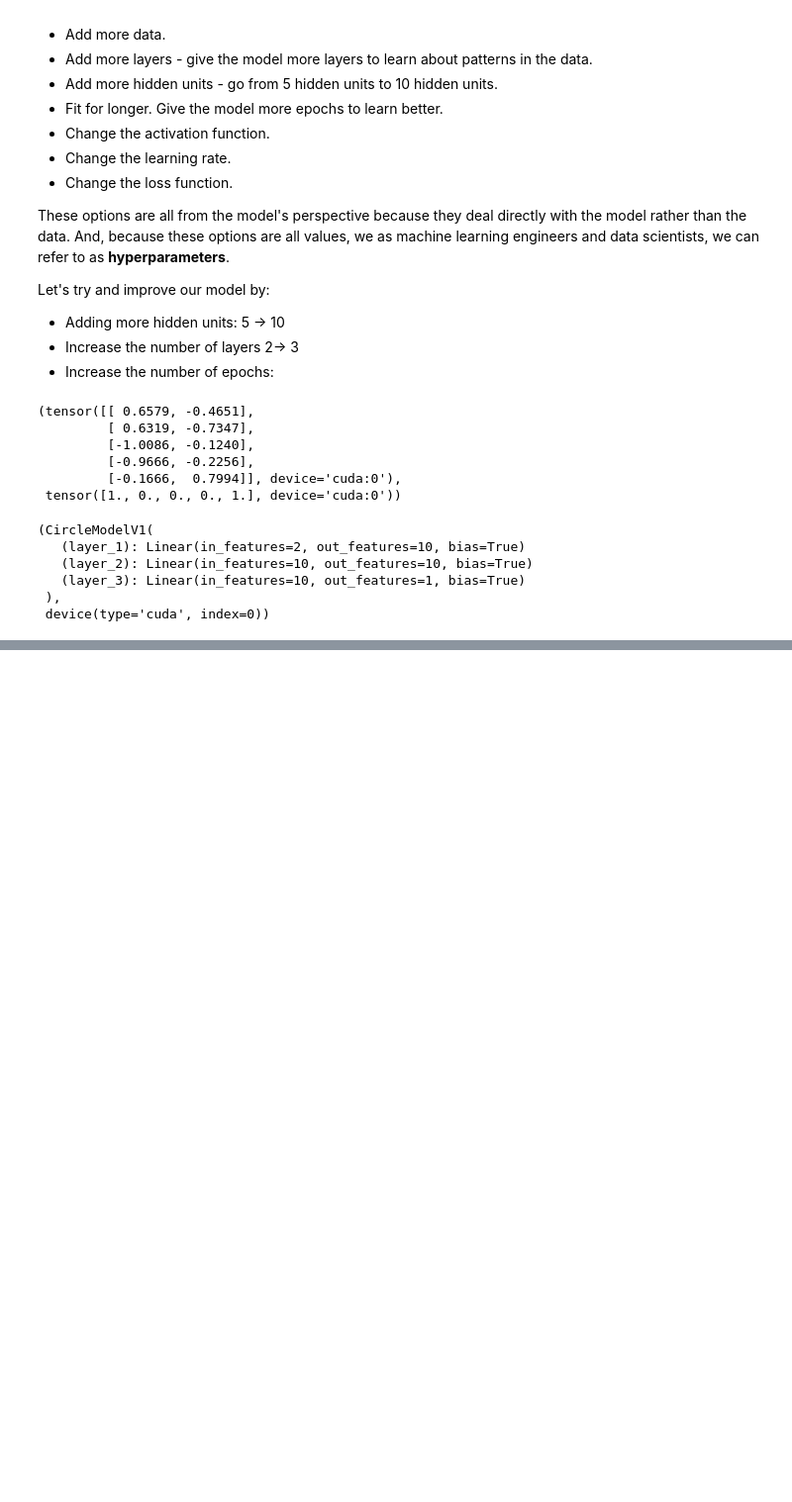
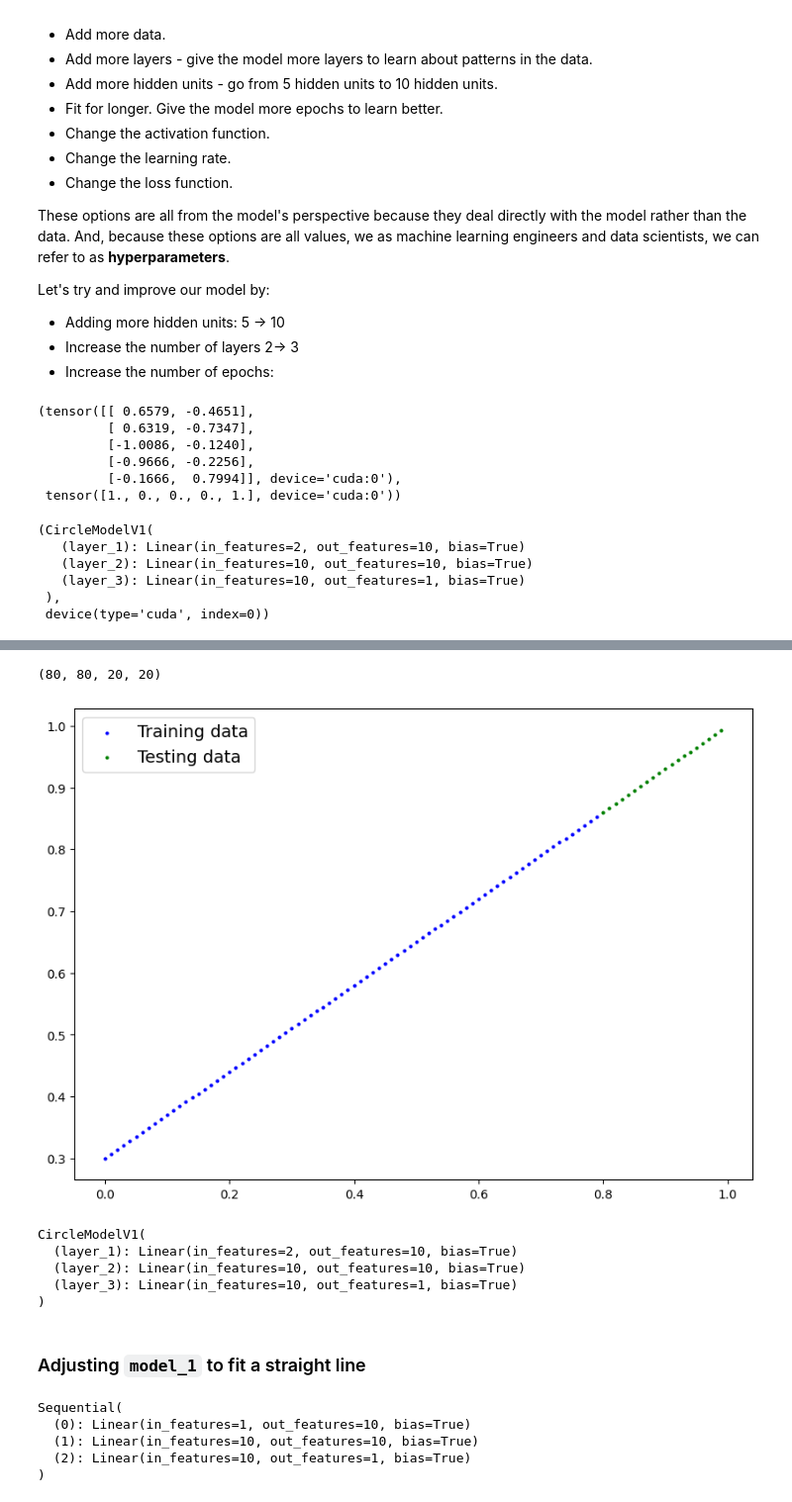
Before and after one commit to DinoKiller0607/My_Pytorch_Notes, a Jupyter notebook: 02_pytorch_classification.ipynb, the cells around one changed output, grey strips where cells are left out. Shown at 99% size. Drawn from its saved outputs; the diff is of its cells as text; code cells hidden in the pictures; blank space fills up the shorter version.

```diff
--- a/02_pytorch_classification.ipynb
+++ b/02_pytorch_classification.ipynb
@@ -544,0 +650,12 @@ model_1, next(model_1.parameters()).device
+# %%
+# Create some data (same as notebook 1)
+weight = 0.7
+bias = 0.3
+start = 0
+end = 1
+step = 0.01
+# Create the data
+X_regression = torch.arange(start, end, step).unsqueeze(dim=1)
+y_regression = weight * X_regression + bias
+# Check the data
+X_regression[:5], y_regression[:5], len(X_regression)
@@ -544,0 +674,59 @@ model_1, next(model_1.parameters()).device
+# %%
+train_split = int(0.8 * len(X_regression))
+X_train_regression, y_train_regression = X_regression[:train_split], y_regression[:train_split]
+X_test_regression, y_test_regression = X_regression[train_split:], y_regression[train_split:]
+# Check the lengths of each
+len(X_train_regression), len(y_train_regression), len(X_test_regression), len(y_test_regression)
+# %% [output]
+(80, 80, 20, 20)
+# %%
+def plot_predictions(train_data= X_train_regression,
+                     train_labels= y_train_regression,
+                     test_data= X_test_regression,
+                     test_labels= y_test_regression,
+                     predictions=None):
+    """
+    Plots linear training data and test data and compares predictions.
+    """
+    plt.figure(figsize=(10, 7))
+
+    # Plot training data in blue
+    plt.scatter(train_data, train_labels, c="b", s=4, label="Training data")
+
+    # Plot test data in green
+    plt.scatter(test_data, test_labels, c="g", s=4, label="Testing data")
+
+    if predictions is not None:
+        # Plot the predictions in red (predictions were made on the test data)
+        plt.scatter(test_data, predictions, c="r", s=4, label="Predictions")
+
+    # Show the legend
+    plt.legend(prop={"size": 14})
+# %%
+plot_predictions()
+# %% [output]
+[figure, added]
+# %%
+model_1
+# %% [output]
+CircleModelV1(
+  (layer_1): Linear(in_features=2, out_features=10, bias=True)
+  (layer_2): Linear(in_features=10, out_features=10, bias=True)
+  (layer_3): Linear(in_features=10, out_features=1, bias=True)
+)
+# %% [markdown]
+### Adjusting `model_1` to fit a straight line
+# %%
+# Same architecture as model_1 but using nn.Sequential()
+model_2 = nn.Sequential(
+    nn.Linear(in_features=1, out_features=10),
+    nn.Linear(in_features=10, out_features=10),
+    nn.Linear(in_features=10, out_features=1)
+).to(device)
+model_2
+# %% [output]
+Sequential(
+  (0): Linear(in_features=1, out_features=10, bias=True)
+  (1): Linear(in_features=10, out_features=10, bias=True)
+  (2): Linear(in_features=10, out_features=1, bias=True)
+)
```
Also changed, not shown: parts of 19 cells of this notebook.
